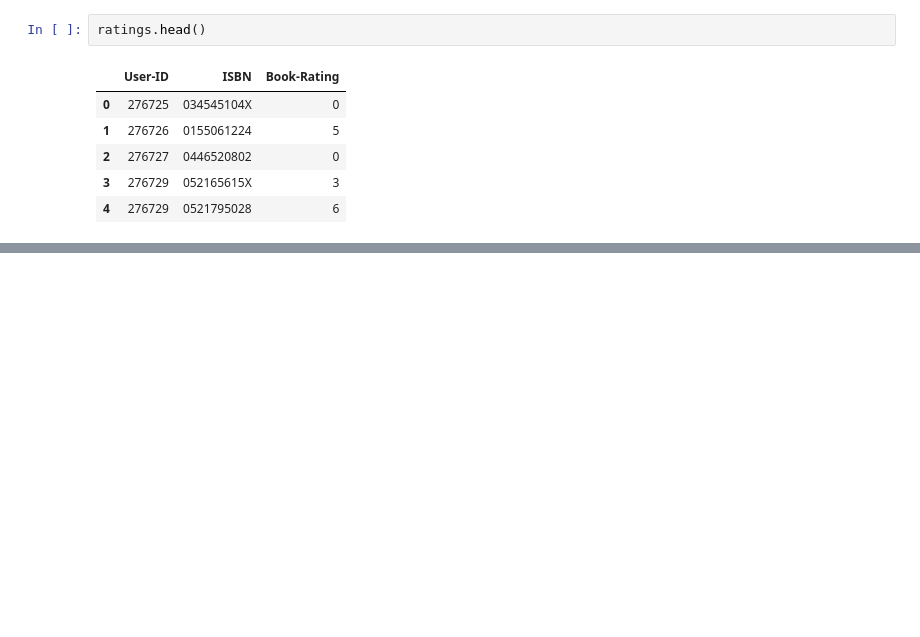
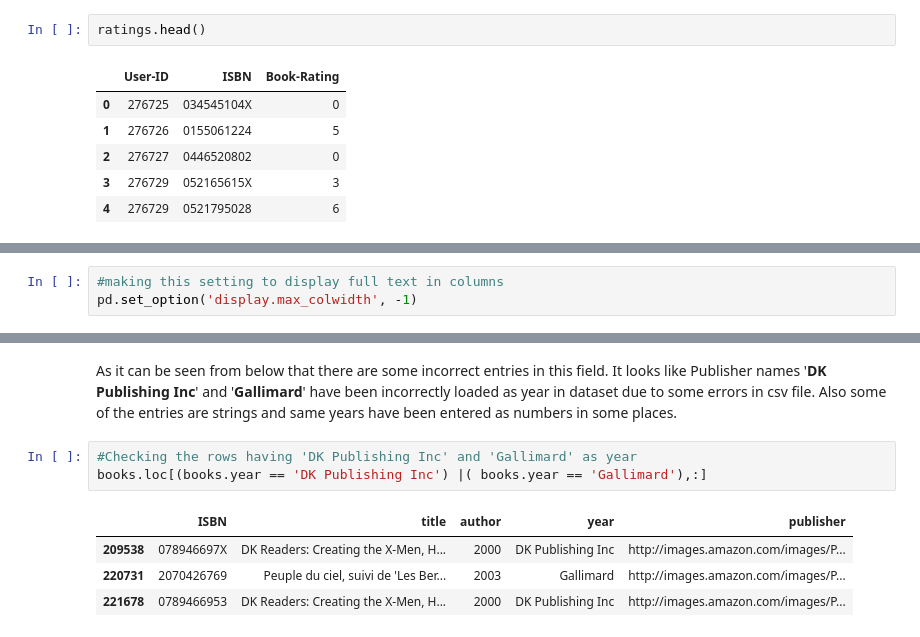
Before and after one commit to RITIK1442840127/Book-Recommendation-System, a Jupyter notebook: Book_Recommendation_System_(_Capstone_project_).ipynb, the cells around one changed output, grey strips where cells are left out. Drawn from its saved outputs; the diff is of its cells as text; blank space fills up the shorter version.

```diff
--- a/Book_Recommendation_System_(_Capstone_project_).ipynb
+++ b/Book_Recommendation_System_(_Capstone_project_).ipynb
@@ -127,0 +174,3 @@ ratings.head()
+# %%
+#making this setting to display full text in columns
+pd.set_option('display.max_colwidth', -1)
@@ -127,0 +198,10 @@ ratings.head()
+# %% [markdown]
+As it can be seen from below that there are some incorrect entries in this field. It looks like Publisher names '**DK Publishing Inc**' and '**Gallimard**' have been incorrectly loaded as year in dataset due to some errors in csv file. Also some of the entries are strings and same years have been entered as numbers in some places.
+# %%
+#Checking the rows having 'DK Publishing Inc' and 'Gallimard' as year
+books.loc[(books.year == 'DK Publishing Inc') |( books.year == 'Gallimard'),:]
+# %% [output]
+|  | ISBN | title | author | year | publisher |
+| 209538 | 078946697X | DK Readers: Creating the X-Men, H... | 2000 | DK Publishing Inc | http://images.amazon.com/images/P... |
+| 220731 | 2070426769 | Peuple du ciel, suivi de 'Les Ber... | 2003 | Gallimard | http://images.amazon.com/images/P... |
+| 221678 | 0789466953 | DK Readers: Creating the X-Men, H... | 2000 | DK Publishing Inc | http://images.amazon.com/images/P... |
```
Also changed, not shown: parts of 37 cells of this notebook.
